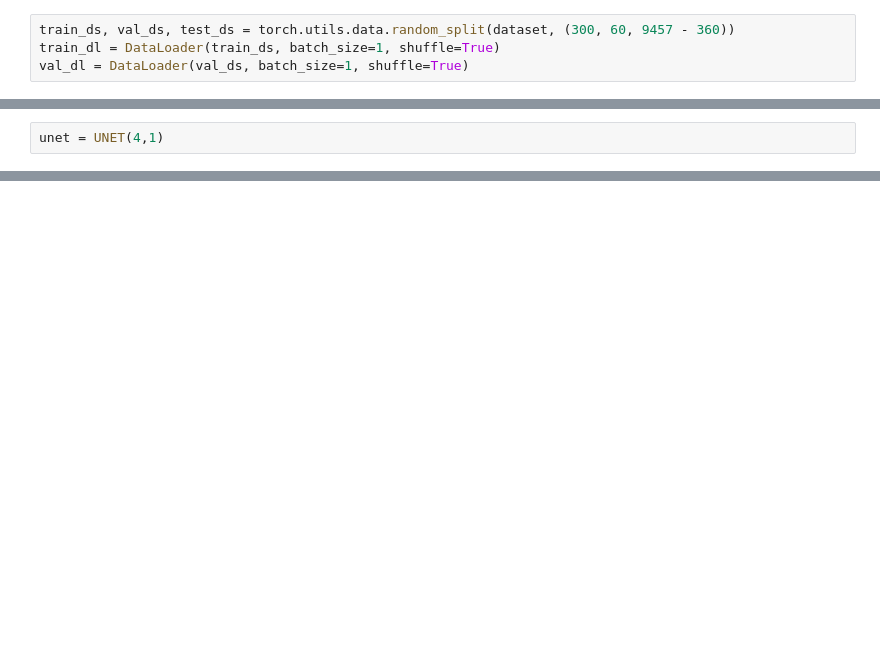
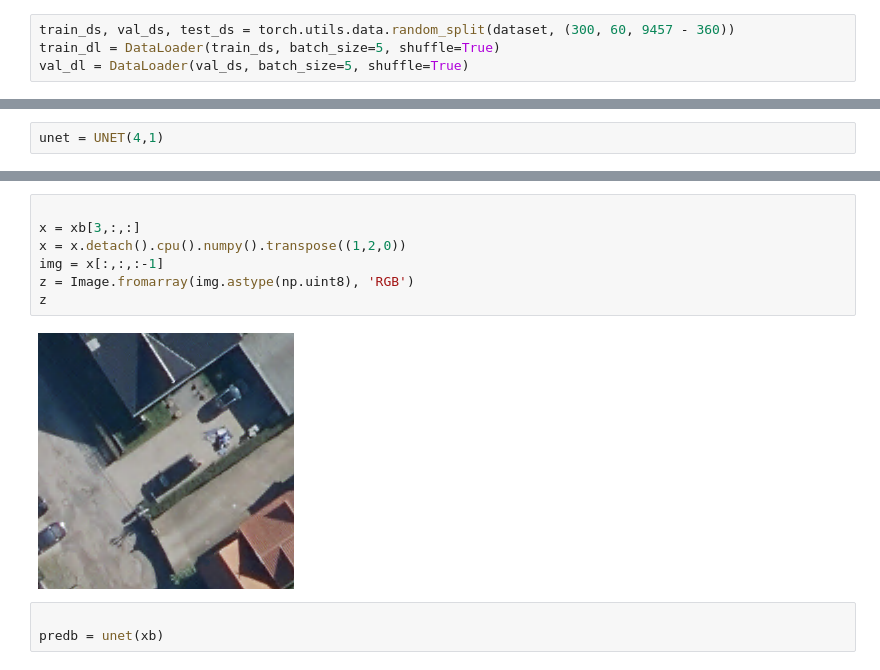
Before and after one commit to GabZech/building-segmentation-tutorial, a Jupyter notebook: src/UNet_model.ipynb, the cells around one changed output, grey strips where cells are left out. Drawn from its saved outputs; the diff is of its cells as text; blank space fills up the shorter version.

Commit message:
Fixed Training

```diff
--- a/src/UNet_model.ipynb
+++ b/src/UNet_model.ipynb
@@ -92,8 +96,8 @@ dataset.getimg(5555, mask=True)
 [figure]
 # %%
 train_ds, val_ds, test_ds = torch.utils.data.random_split(dataset, (300, 60, 9457 - 360))
-train_dl = DataLoader(train_ds, batch_size=1, shuffle=True)
-val_dl = DataLoader(val_ds, batch_size=1, shuffle=True)
+train_dl = DataLoader(train_ds, batch_size=5, shuffle=True)
+val_dl = DataLoader(val_ds, batch_size=5, shuffle=True)
 # %%
 xb, yb = next(iter(train_dl))
 xb.shape, yb.shape
@@ -305,0 +334,12 @@ AssertionError: Torch not compiled with CUDA enabled
+# %%
+
+x = xb[3,:,:]
+x = x.detach().cpu().numpy().transpose((1,2,0))
+img = x[:,:,:-1]
+z = Image.fromarray(img.astype(np.uint8), 'RGB')
+z
+# %% [output]
+[figure, added]
+# %%
+
+predb = unet(xb)
```
Also changed, not shown: parts of 15 cells of this notebook.
